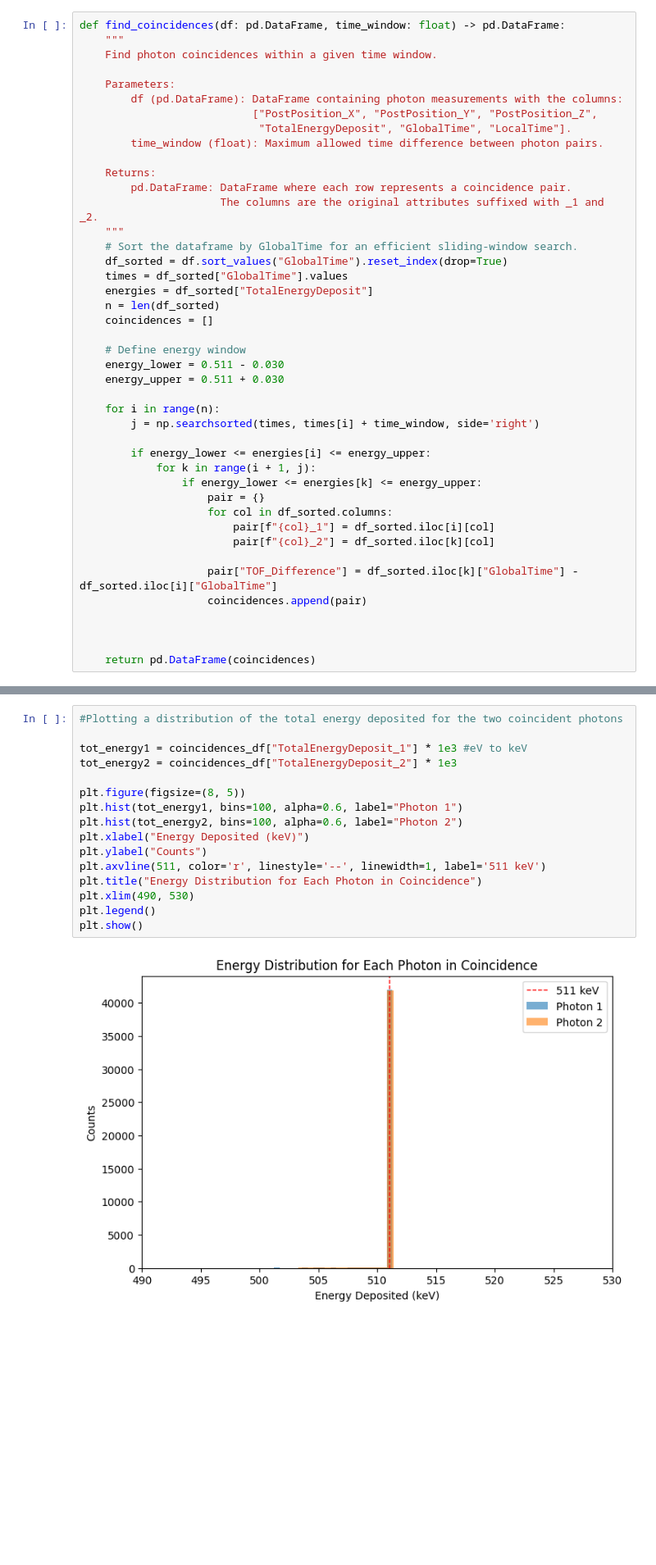
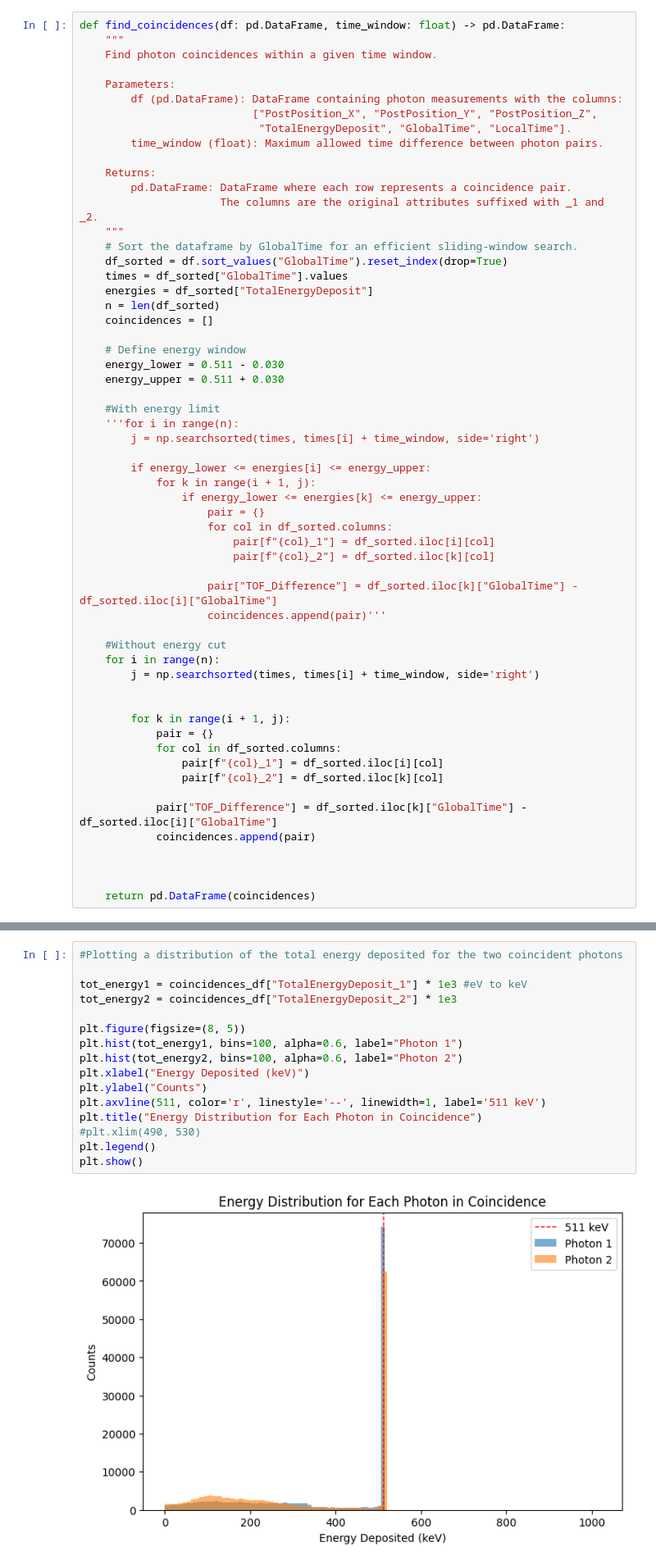
Before and after one commit to jemmabagg/picoPET-sim, a Jupyter notebook: recoCoincidences.ipynb, the cells around one changed output, grey strips where cells are left out. Shown at 82% size. Drawn from its saved outputs; the diff is of its cells as text; blank space fills up the shorter version.

Commit message:
Adding plots to compare analytical model with Simulation, Ryan;s Reco algorithm

```diff
--- a/recoCoincidences.ipynb
+++ b/recoCoincidences.ipynb
@@ -408,7 +408,8 @@ def find_coincidences(df: pd.DataFrame, time_window: float) -> pd.DataFrame:
     energy_lower = 0.511 - 0.030
     energy_upper = 0.511 + 0.030
 
-    for i in range(n):
+    #With energy limit
+    '''for i in range(n):
         j = np.searchsorted(times, times[i] + time_window, side='right')
 
         if energy_lower <= energies[i] <= energy_upper:
@@ -420,7 +421,21 @@ def find_coincidences(df: pd.DataFrame, time_window: float) -> pd.DataFrame:
                         pair[f"{col}_2"] = df_sorted.iloc[k][col]
 
                     pair["TOF_Difference"] = df_sorted.iloc[k]["GlobalTime"] - df_sorted.iloc[i]["GlobalTime"]
-                    coincidences.append(pair)
+                    coincidences.append(pair)'''
+
+    #Without energy cut
+    for i in range(n):
+        j = np.searchsorted(times, times[i] + time_window, side='right')
+
+
+        for k in range(i + 1, j):
+            pair = {}
+            for col in df_sorted.columns:
+                pair[f"{col}_1"] = df_sorted.iloc[i][col]
+                pair[f"{col}_2"] = df_sorted.iloc[k][col]
+
+            pair["TOF_Difference"] = df_sorted.iloc[k]["GlobalTime"] - df_sorted.iloc[i]["GlobalTime"]
+            coincidences.append(pair)
 
 
 
@@ -451,18 +466,18 @@ Number of coincidences =  42939
 # %%
 #Plotting a distribution of the total energy deposited for the two coincident photons
 
 tot_energy1 = coincidences_df["TotalEnergyDeposit_1"] * 1e3 #eV to keV
 tot_energy2 = coincidences_df["TotalEnergyDeposit_2"] * 1e3
 
 plt.figure(figsize=(8, 5))
 plt.hist(tot_energy1, bins=100, alpha=0.6, label="Photon 1")
 plt.hist(tot_energy2, bins=100, alpha=0.6, label="Photon 2")
 plt.xlabel("Energy Deposited (keV)")
 plt.ylabel("Counts")
 plt.axvline(511, color='r', linestyle='--', linewidth=1, label='511 keV')
 plt.title("Energy Distribution for Each Photon in Coincidence")
-plt.xlim(490, 530)
+#plt.xlim(490, 530)
 plt.legend()
 plt.show()
 # %% [output]
-[figure, old version]
+[figure, new version]
```
Also changed, not shown: parts of 7 cells of this notebook, 1 other file.
